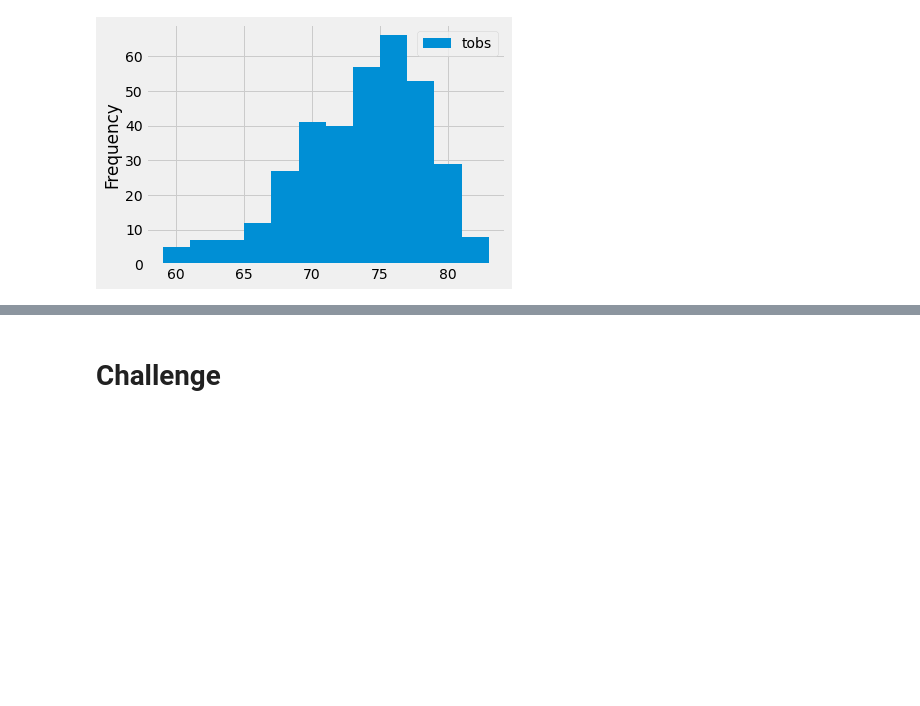
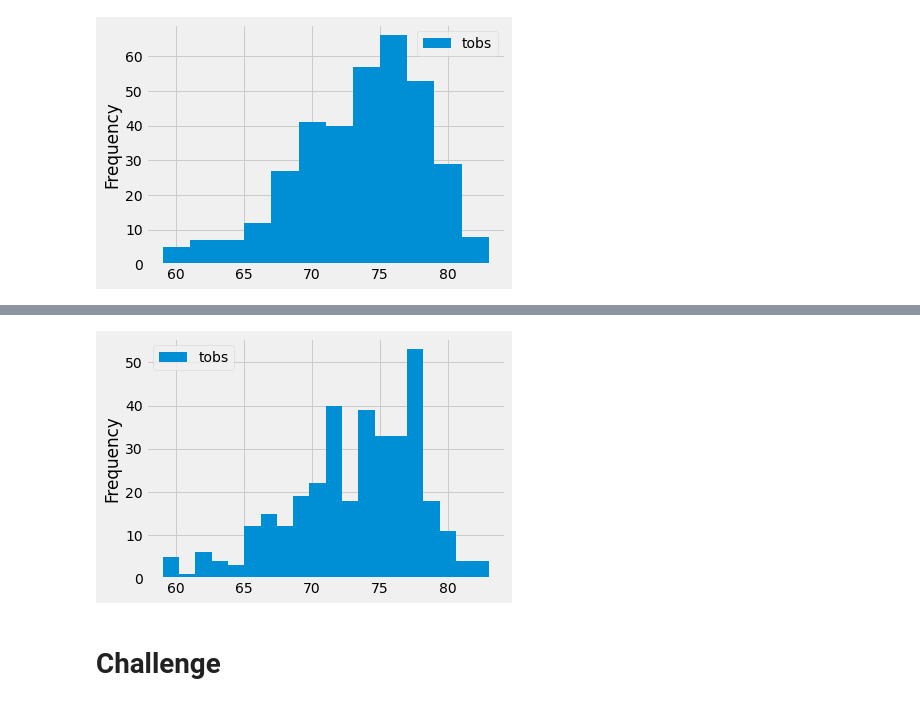
Before and after one commit to Meziane228Kechabia/surfs_up, a Jupyter notebook: climate_analysis.ipynb, the cells around one changed output, grey strips where cells are left out. Cells and saved outputs as stored; diff of their text form; code cells hidden in the pictures; blank space fills up the shorter version.

```diff
--- a/climate_analysis.ipynb
+++ b/climate_analysis.ipynb
@@ -127,3 +131,9 @@ plt.tight_layout()
+# %%
+# Creating a histogram with 20 bins and compressing the x-axis labels Using plt.tight_layout()
+df.plot.hist(bins=20)
+plt.tight_layout()
+# %% [output]
+[figure, added]
 # %%
 # Write a function called `calc_temps` that will accept start date and end date in the format '%Y-%m-%d'
 # and return the minimum, average, and maximum temperatures for that range of dates
```
Also changed, not shown: parts of 1 cell of this notebook.
